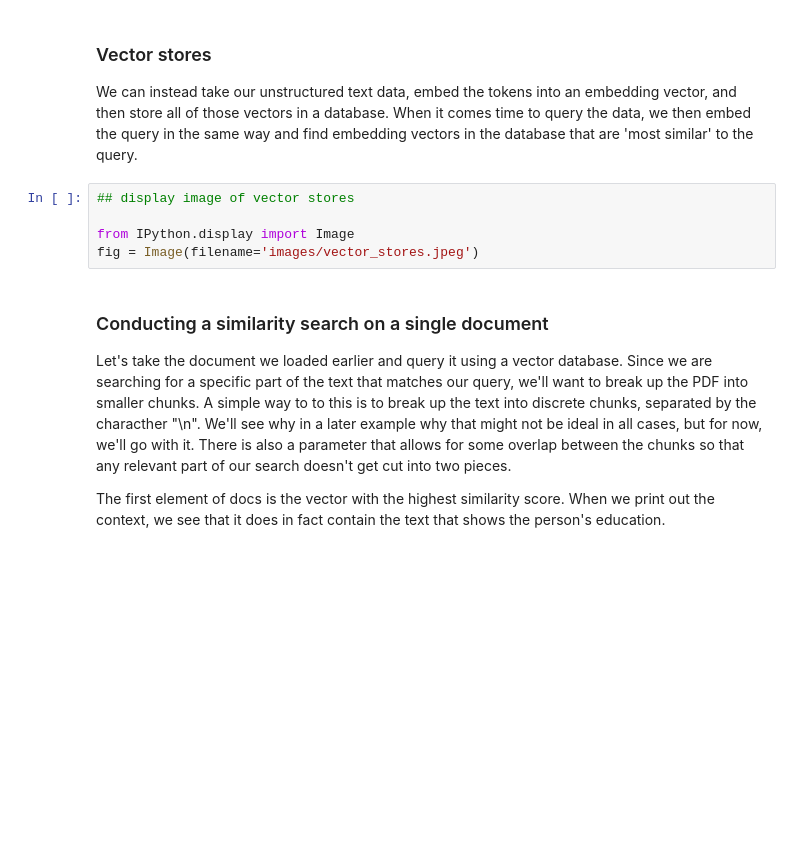
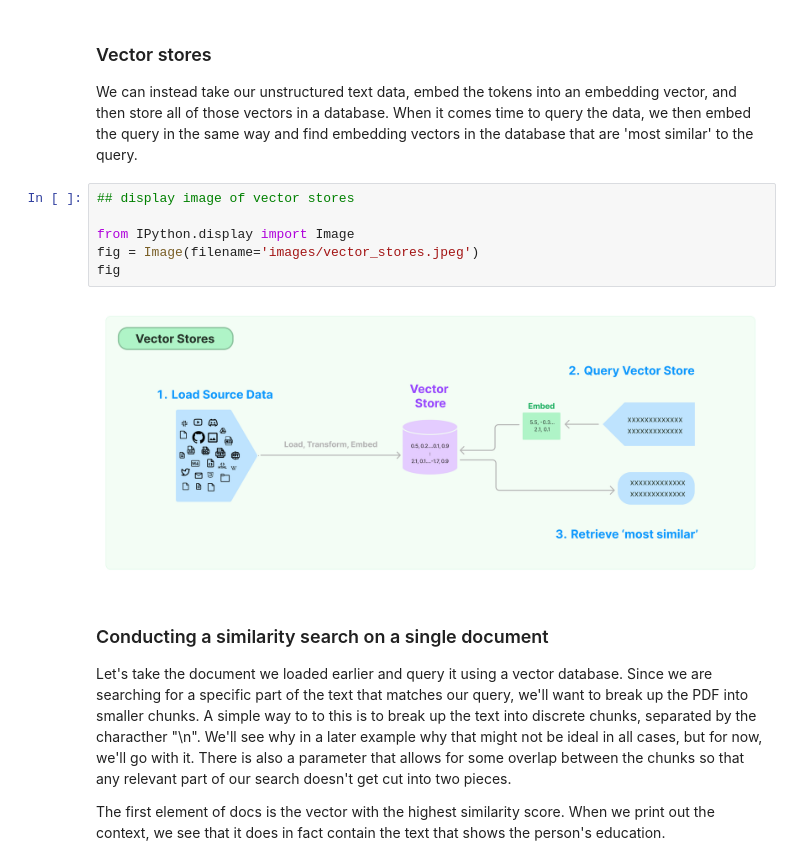
Before and after one commit to rs-kellogg/krs-llm-cookbook, a Jupyter notebook: docs/langchain.ipynb, the cells around one changed output. Saved outputs shown, nothing was run; the diff lists cells and outputs as text; blank space fills up the shorter version.

```diff
--- a/docs/langchain.ipynb
+++ b/docs/langchain.ipynb
@@ -52,8 +55,11 @@ We can instead take our unstructured text data, embed the tokens into an embeddi
 # %%
 ## display image of vector stores
 
 from IPython.display import Image
 fig = Image(filename='images/vector_stores.jpeg')
+fig
+# %% [output]
+[figure, added]
 # %% [markdown]
 ### Conducting a similarity search on a single document
 
```
Also changed, not shown: parts of 17 cells of this notebook.
